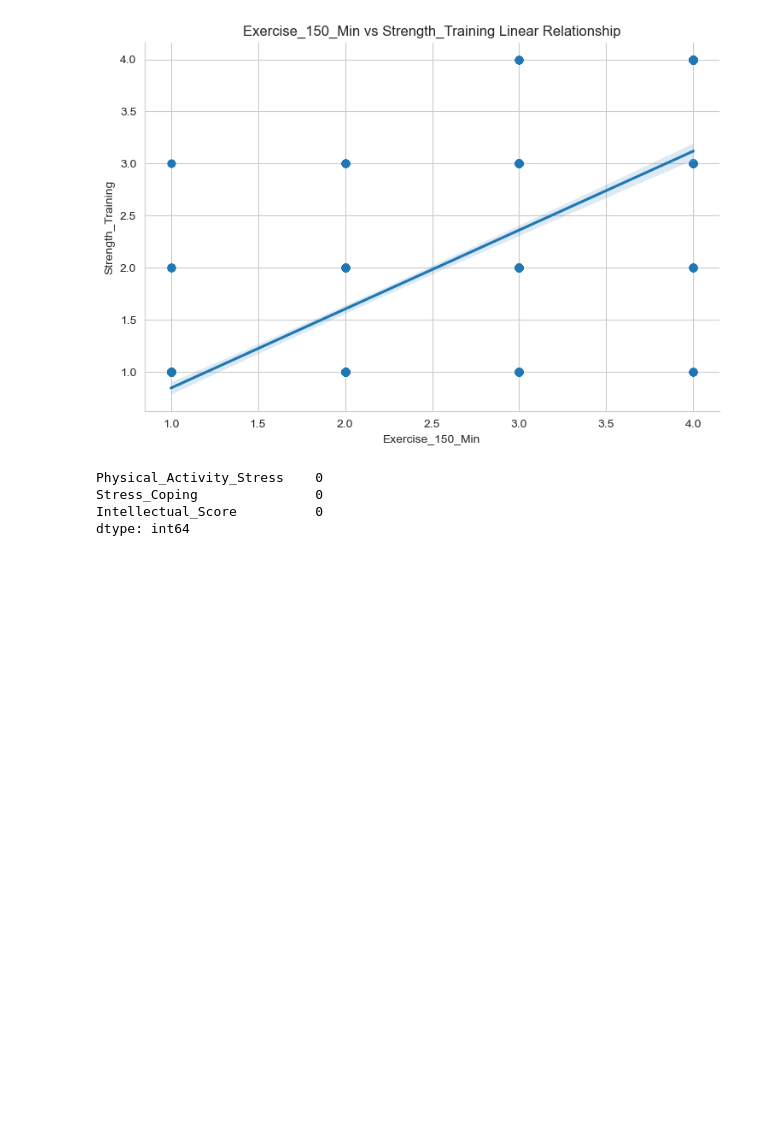
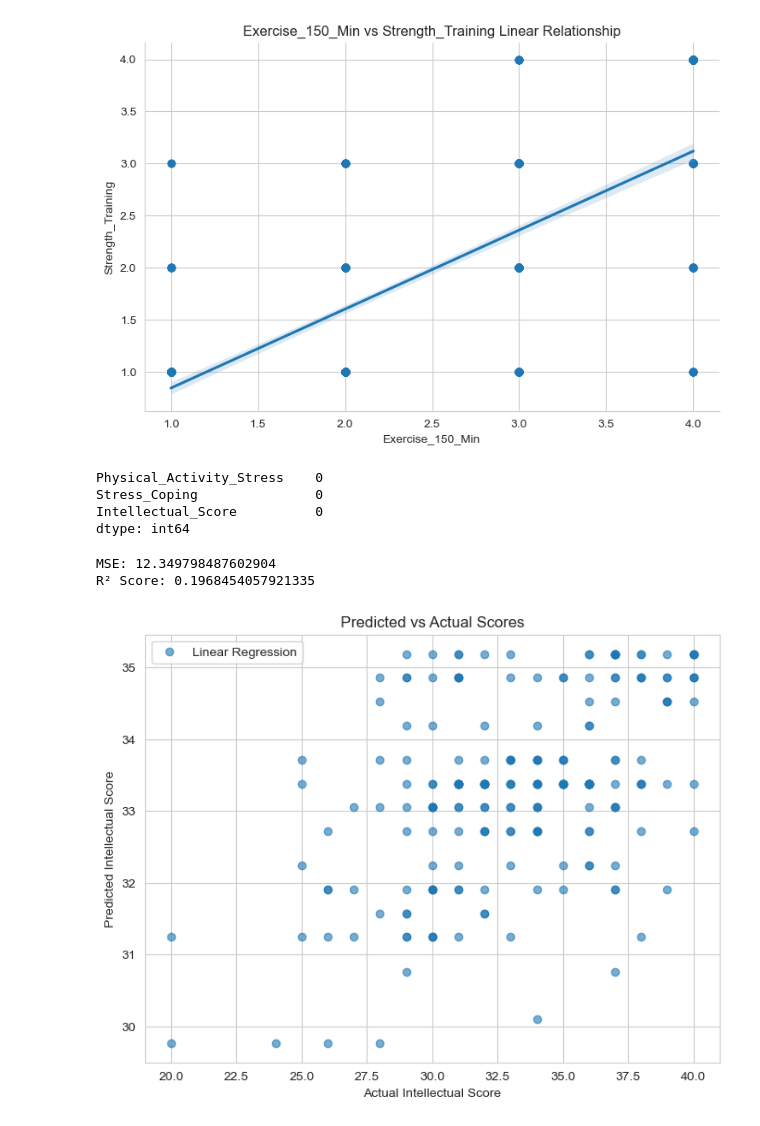
Before and after one commit to Matthew-Wolz/Physical-Health-Research, a Jupyter notebook: Notebook/Physical Health Research.ipynb, the cells around one changed output. Cells and saved outputs as stored; diff of their text form; code cells hidden in the pictures; blank space fills up the shorter version.

Commit message:
linear model interpretation and visualization

```diff
--- a/Notebook/Physical Health Research.ipynb
+++ b/Notebook/Physical Health Research.ipynb
@@ -144,3 +144,32 @@ X_train, X_test, y_train, y_test = train_test_split(X, y, test_size = 0.2, rando
 scaler = StandardScaler()
 X_train_scaled = scaler.fit_transform(X_train)
 X_test_scaled = scaler.transform(X_test)
+# %%
+# Linear regression model
+
+linear_reg = LinearRegression()
+linear_reg.fit(X_train_scaled, y_train)
+y_pred_linear_reg = linear_reg.predict(X_test_scaled)
+
+# Examine the mean squared error and R^2 value
+
+print("MSE:", mean_squared_error(y_test, y_pred_linear_reg))
+print("R² Score:", r2_score(y_test, y_pred_linear_reg))
+# %% [output]
+MSE: 12.349798487602904
+R² Score: 0.1968454057921335
+# %%
+# The very low R^2 value indicates that Physical Activity and Stress_Coping are not enough on their own to predict Intellectual Score
+# Potential fix: adding more features to the model
+
+# Visualizing the linear regression model
+
+plt.figure(figsize=(8,6))
+plt.scatter(y_test, y_pred_linear_reg, alpha=0.6, label="Linear Regression")
+plt.xlabel("Actual Intellectual Score")
+plt.ylabel("Predicted Intellectual Score")
+plt.title("Predicted vs Actual Scores")
+plt.legend()
+plt.show()
+# %% [output]
+[figure, added]
```
